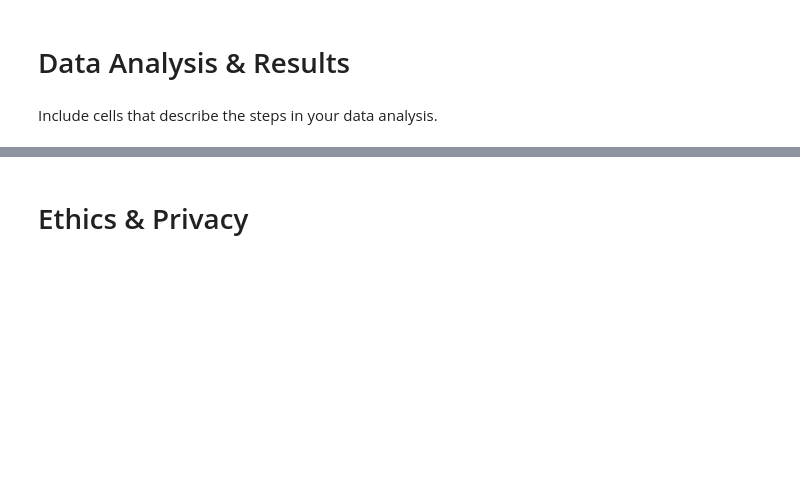
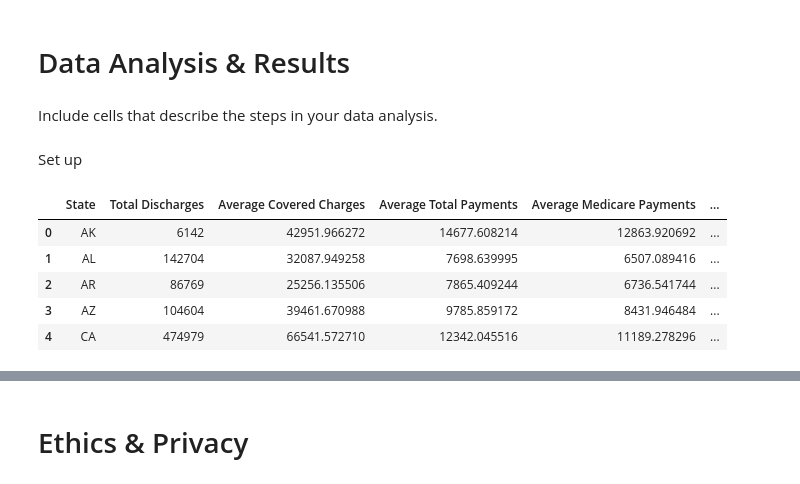
Before and after one commit to COGS108/Projects, a Jupyter notebook: FinalProject.ipynb, the cells around one changed output, grey strips where cells are left out. Drawn from its saved outputs; the diff is of its cells as text; code cells hidden in the pictures; blank space fills up the shorter version.

```diff
--- a/FinalProject.ipynb
+++ b/FinalProject.ipynb
@@ -154,0 +152,2 @@ Include cells that describe the steps in your data analysis.
+# %% [markdown]
+Set up
@@ -154,0 +163,9 @@ Include cells that describe the steps in your data analysis.
+# %%
+df_state.head()
+# %% [output]
+|  | State | Total Discharges | Average Covered Charges | Average Total Payments | Average Medicare Payments | ... |
+| 0 | AK | 6142 | 42951.966272 | 14677.608214 | 12863.920692 | ... |
+| 1 | AL | 142704 | 32087.949258 | 7698.639995 | 6507.089416 | ... |
+| 2 | AR | 86769 | 25256.135506 | 7865.409244 | 6736.541744 | ... |
+| 3 | AZ | 104604 | 39461.670988 | 9785.859172 | 8431.946484 | ... |
+| 4 | CA | 474979 | 66541.572710 | 12342.045516 | 11189.278296 | ... |
```
Also changed, not shown: parts of 31 cells of this notebook.
